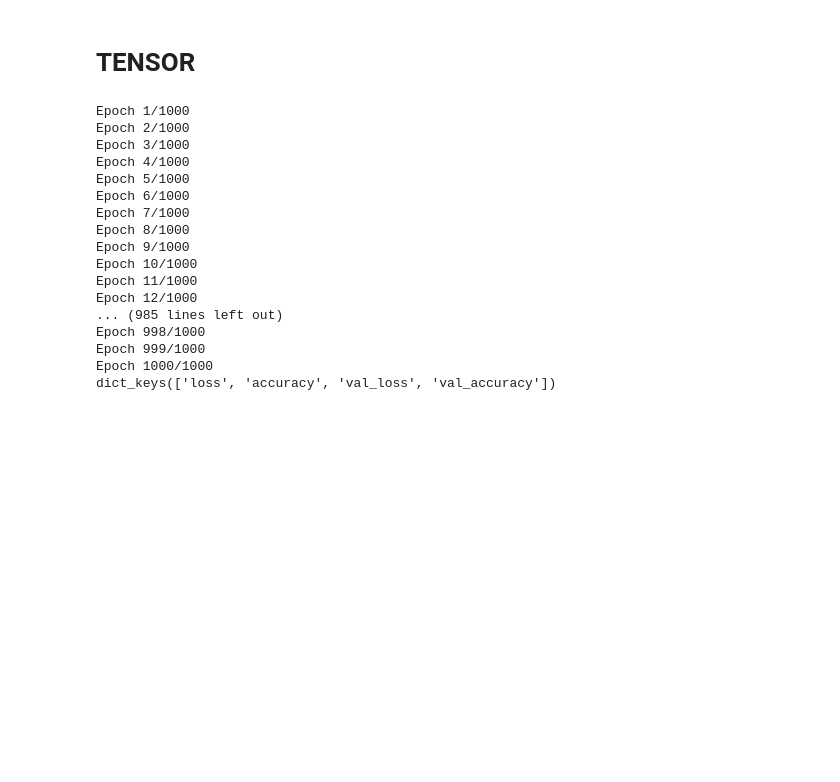
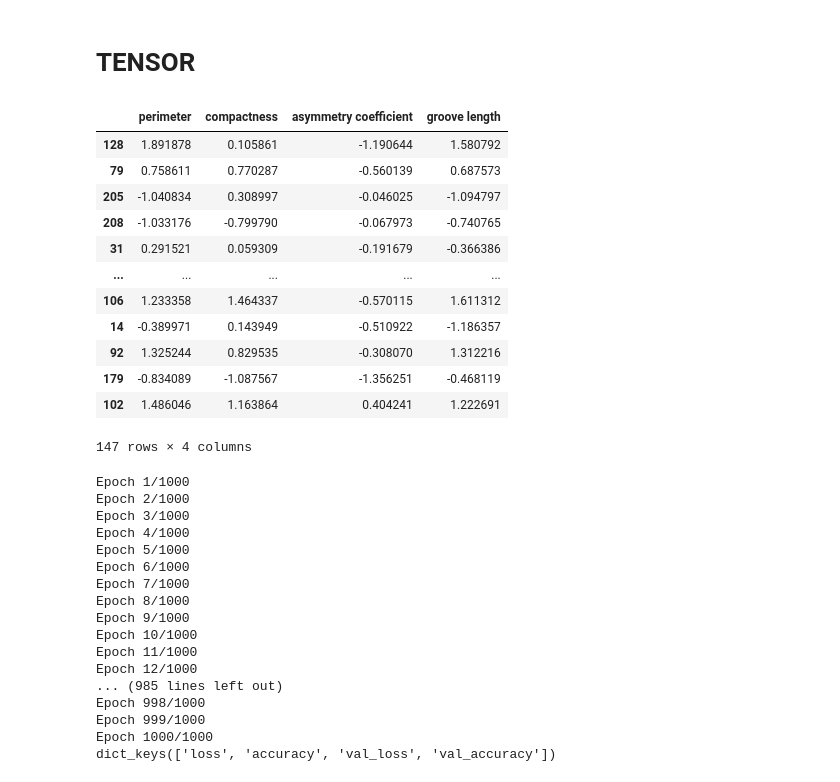
Before and after one commit to Eriik12/PROYECTO, a Jupyter notebook: TRIGO/Untitled.ipynb, the cells around one changed output. Cells and saved outputs as stored; diff of their text form; code cells hidden in the pictures; blank space fills up the shorter version.

```diff
--- a/TRIGO/Untitled.ipynb
+++ b/TRIGO/Untitled.ipynb
@@ -652,6 +642,22 @@ y_val_array = y_val_array - 1
 # Convert to one-hot encoding
 y_train2 = keras.utils.to_categorical(y_train_array, num_classes=3)
 y_val2 = keras.utils.to_categorical(y_val_array, num_classes=3)
+# %%
+X_train
+# %% [output]
+|  | perimeter | compactness | asymmetry coefficient | groove length |
+| 128 | 1.891878 | 0.105861 | -1.190644 | 1.580792 |
+| 79 | 0.758611 | 0.770287 | -0.560139 | 0.687573 |
+| 205 | -1.040834 | 0.308997 | -0.046025 | -1.094797 |
+| 208 | -1.033176 | -0.799790 | -0.067973 | -0.740765 |
+| 31 | 0.291521 | 0.059309 | -0.191679 | -0.366386 |
+| ... | ... | ... | ... | ... |
+| 106 | 1.233358 | 1.464337 | -0.570115 | 1.611312 |
+| 14 | -0.389971 | 0.143949 | -0.510922 | -1.186357 |
+| 92 | 1.325244 | 0.829535 | -0.308070 | 1.312216 |
+| 179 | -0.834089 | -1.087567 | -1.356251 | -0.468119 |
+| 102 | 1.486046 | 1.163864 | 0.404241 | 1.222691 |
+147 rows × 4 columns
 # %%
 
 
```
Also changed, not shown: parts of 5 cells of this notebook, 3 other files.
